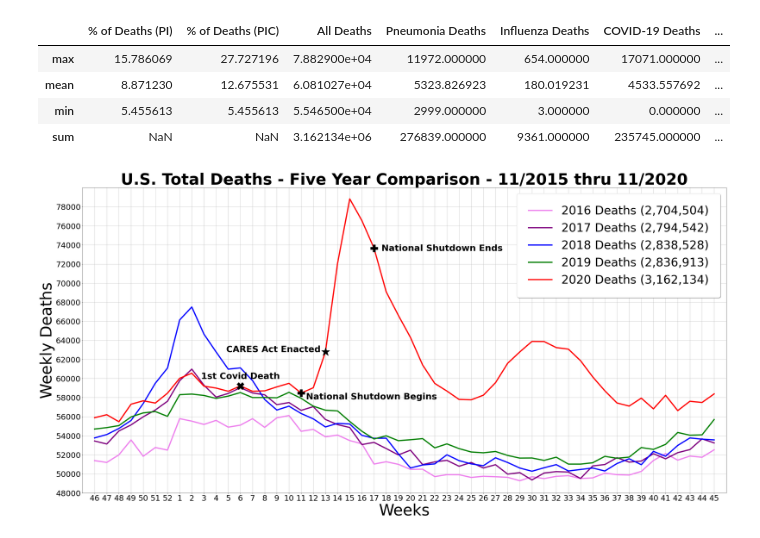
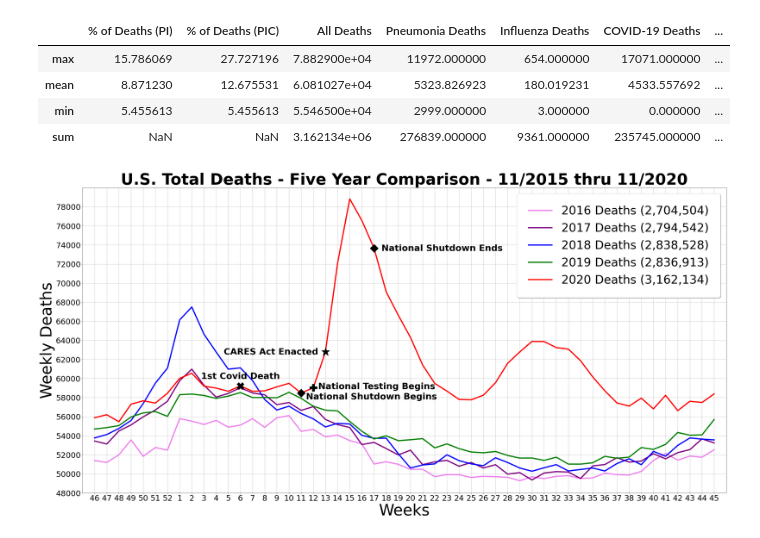
Before and after one commit to chadmilburn/COVID, a Jupyter notebook: flu_covid_analysis.ipynb, the cells around one changed output. Cells and saved outputs as stored; diff of their text form; code cells hidden in the pictures.

```diff
--- a/flu_covid_analysis.ipynb
+++ b/flu_covid_analysis.ipynb
@@ -217,39 +218,47 @@ plt.legend(handles=[deaths_2016, deaths_2017, deaths_2018, deaths_2019, deaths_2
 plt.xlabel("Weeks", fontsize=64)
 plt.ylabel("Weekly Deaths", fontsize=64)
 
 # Set The Limits For The X And Y Axis
 plt.xlim(-1,52)
 plt.ylim(48000,80000)
 
 # Set A Grid For The Chart
 plt.grid()
 
 # Adjust Fontsize And Scale For The X And Y Axis
 plt.xticks(fontsize=32)
 plt.yticks(np.arange(48000, 80000, step=2000), fontsize=32)
 
 # Set Figure Chart Size
-plt.rcParams["figure.figsize"] = [40,20]
+plt.rcParams["figure.figsize"] = [100,40]
 
 # Add Covid-19 Starting Point To Chart
 plt.annotate("1st Covid Death", (12, 59221), textcoords="offset points", xytext=(0,30), ha='center', fontsize=36, weight='bold')
 plt.plot(12, 59221, marker="X", ms=30, color="k")
 
 # Add National Shutdown Starting and Ending Point To Chart
 plt.annotate("National Shutdown Begins", (17, 58468), textcoords="offset points", xytext=(20,-25), ha='left', fontsize=36, weight='bold')
-plt.plot(17, 58468, marker="P", ms=30, color="k")
+plt.plot(17, 58468, marker="D", ms=24, color="k")
 plt.annotate("National Shutdown Ends", (23, 73657), textcoords="offset points", xytext=(30,-10), ha='left', fontsize=36, weight='bold')
-plt.plot(23, 73657, marker="P", ms=30, color="k")
+plt.plot(23, 73657, marker="D", ms=24, color="k")
+
+# Add National Testing Starting To Chart
+plt.annotate("National Testing Begins", (18, 59026), textcoords="offset points", xytext=(20,-5), ha='left', fontsize=36, weight='bold')
+plt.plot(18, 59026, marker="P", ms=30, color="k")
 
 # Add CARES Act Enactment To Chart
-plt.annotate("CARES Act Enacted", (19, 62785), textcoords="offset points", xytext=(-20,0), ha='right', fontsize=36, weight='bold')
+plt.annotate("CARES Act Enacted", (19, 62785), textcoords="offset points", xytext=(-30,-10), ha='right', fontsize=36, weight='bold')
 plt.plot(19, 62785, marker="*", ms=36, color="k")
 
+plt.tight_layout()
+
+# Save Plot As .png File
+plt.savefig("Total Deaths.png")
+
 # Show The Chart
-plt.tight_layout()
 plt.show()
 # %% [output]
-[figure, old version]
+[figure, new version]
 # %%
 # Pneumonia Data
 pneu_2016 = data_2016["Pneumonia Deaths"]
```
Also changed, not shown: parts of 18 cells of this notebook, 8 other files.
